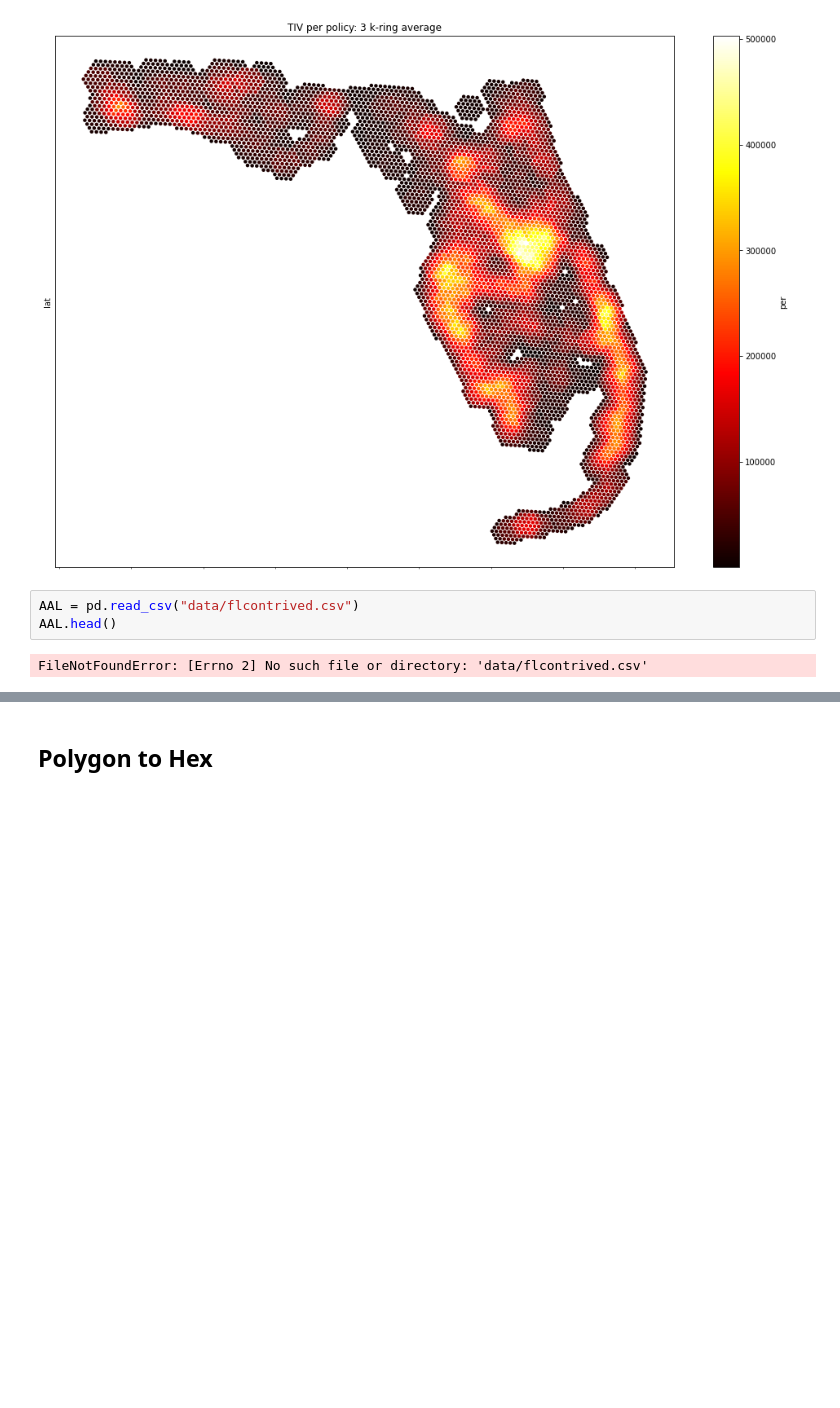
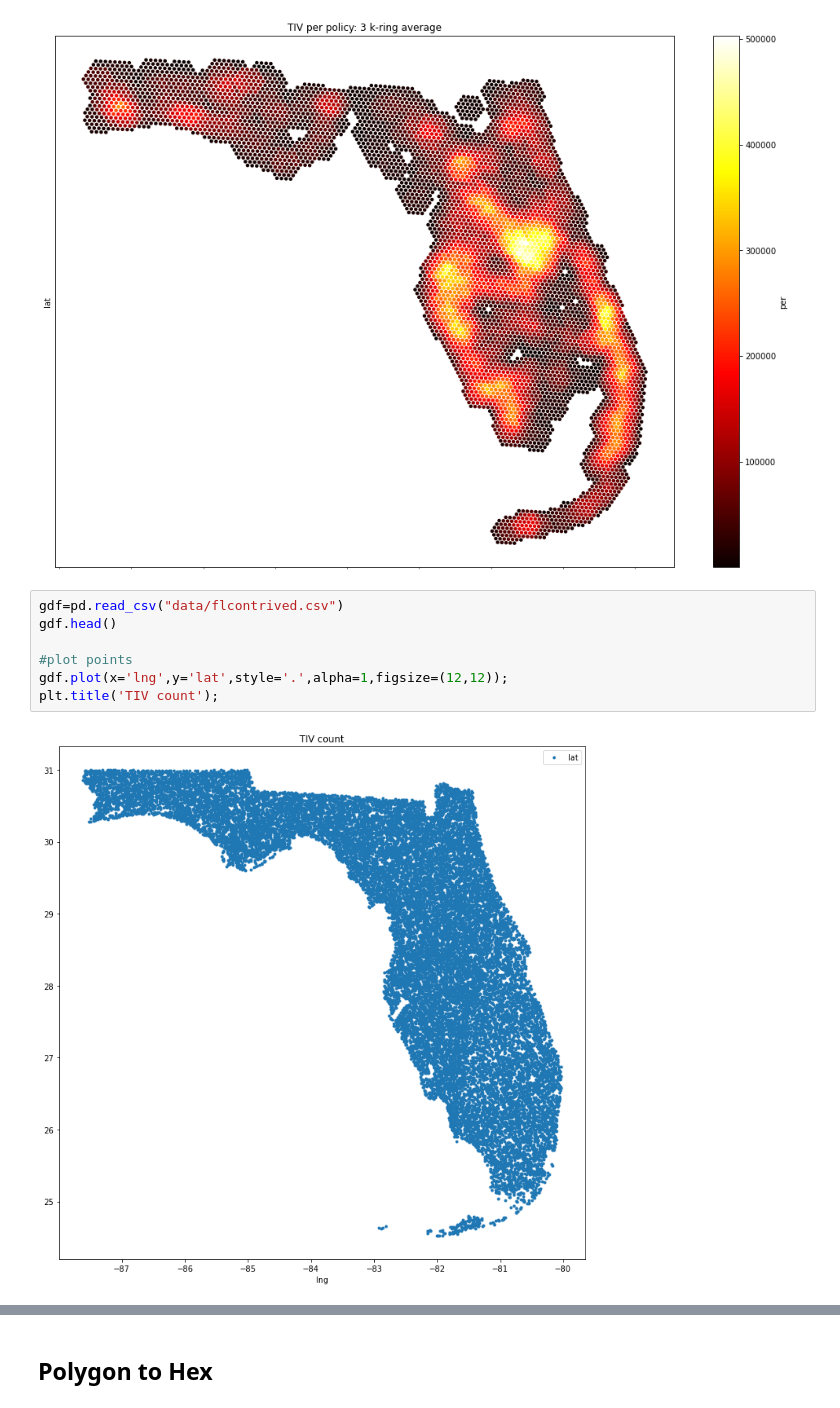
Before and after one commit to krissykodes/h3py-hex, a Jupyter notebook: notebooks/Suitability Analysis- krissykodes.ipynb, the cells around one changed output, grey strips where cells are left out. Cells and saved outputs as stored; diff of their text form; blank space fills up the shorter version.

```diff
--- a/notebooks/Suitability Analysis- krissykodes.ipynb
+++ b/notebooks/Suitability Analysis- krissykodes.ipynb
@@ -199,8 +220,12 @@ plot_scatter(df311sk, metric_col='per', marker='o',figsize=(17,12))
 plt.title('TIV per policy: 3 k-ring average');
 # %% [output]
 [figure]
-# %%
-AAL = pd.read_csv("data/flcontrived.csv")
-AAL.head()
-# %% [output]
-FileNotFoundError: [Errno 2] No such file or directory: 'data/flcontrived.csv'
+# %%
+gdf=pd.read_csv("data/flcontrived.csv")
+gdf.head()
+
+#plot points
+gdf.plot(x='lng',y='lat',style='.',alpha=1,figsize=(12,12));
+plt.title('TIV count');
+# %% [output]
+[figure, added]
```
Also changed, not shown: parts of 5 cells of this notebook, 1 other file.
